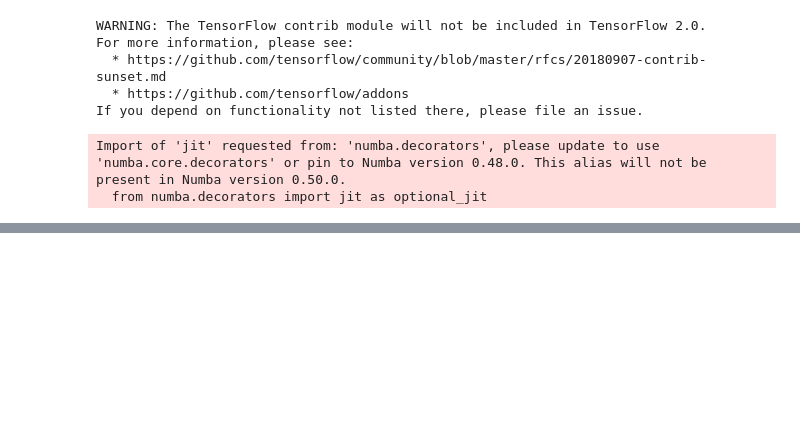
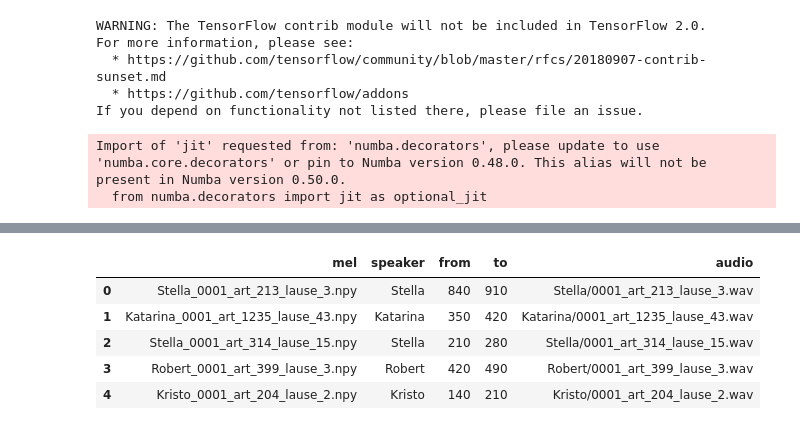
Before and after one commit to GeronimoOM/multi-speaker-tacotron2, a Jupyter notebook: speaker_encoder.ipynb, the cells around one changed output, grey strips where cells are left out. Cells and saved outputs as stored; diff of their text form; code cells hidden in the pictures; blank space fills up the shorter version.

```diff
--- a/speaker_encoder.ipynb
+++ b/speaker_encoder.ipynb
@@ -46,0 +86,14 @@ test.head()
+# %%
+konekorpus_speakers = ["Meelis_Kompus", "Tarmo_Maiberg", "Birgit_Itse", "Vallo_Kelmsaar", "Indrek_Kiisler",
+                       "Tõnu_Karjatse", "Kai_Vare", "Katarina", "Kristo", "Robert", "Stella"]
+
+test_konekorpus = pd.read_csv('/Users/olehmatsuk/Thesis/data_files/konekorpus_fragments_test.csv')
+test_konekorpus['speaker'] = test_konekorpus['speaker'].apply(lambda s: konekorpus_speakers[s])
+test_konekorpus.head()
+# %% [output]
+|  | mel | speaker | from | to | audio |
+| 0 | Stella_0001_art_213_lause_3.npy | Stella | 840 | 910 | Stella/0001_art_213_lause_3.wav |
+| 1 | Katarina_0001_art_1235_lause_43.npy | Katarina | 350 | 420 | Katarina/0001_art_1235_lause_43.wav |
+| 2 | Stella_0001_art_314_lause_15.npy | Stella | 210 | 280 | Stella/0001_art_314_lause_15.wav |
+| 3 | Robert_0001_art_399_lause_3.npy | Robert | 420 | 490 | Robert/0001_art_399_lause_3.wav |
+| 4 | Kristo_0001_art_204_lause_2.npy | Kristo | 140 | 210 | Kristo/0001_art_204_lause_2.wav |
```
Also changed, not shown: parts of 27 cells of this notebook, 4 other files.
